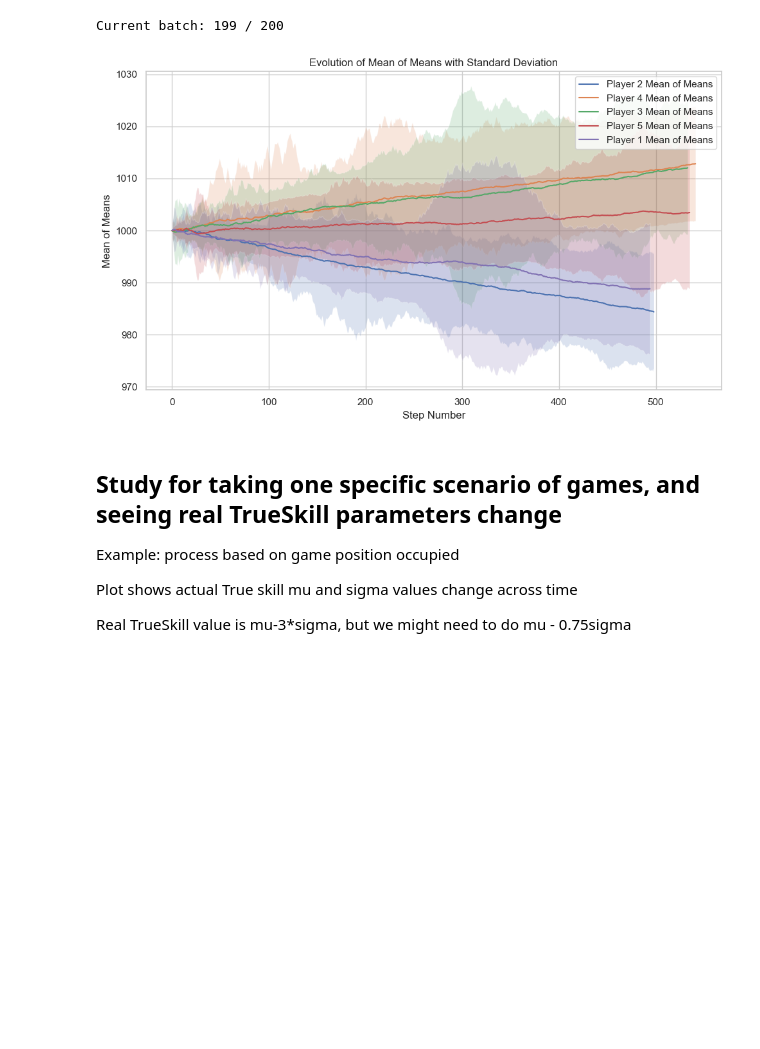
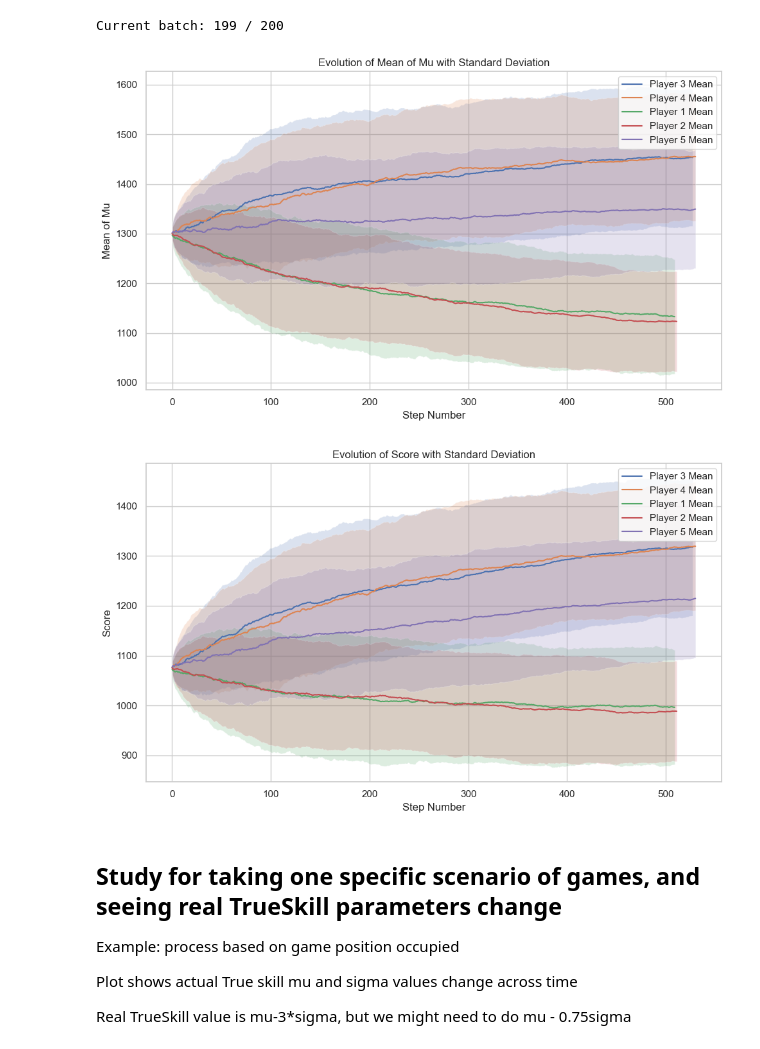
Before and after one commit to bendermist/dhumbal-montecarlo, a Jupyter notebook: dhumbal-simulations/notebooks/analysis.ipynb, the cells around one changed output. Drawn from its saved outputs; the diff is of its cells as text; code cells hidden in the pictures; blank space fills up the shorter version.

Commit message:
fix in using TrueSkill environement variable properly. Added TrueSkill Score plots on top of Mu and Sigma plots

```diff
--- a/dhumbal-simulations/notebooks/analysis.ipynb
+++ b/dhumbal-simulations/notebooks/analysis.ipynb
@@ -92,7 +83,8 @@ plt.show()
 Initialize trueskill object
 # %%
 ts = TrueskillDhumbal(mc, players,
-                      mu=1000, sigma=300, beta=4000, tau=0.1, draw_probability=0) # parameters for TrueSkill model
+                      mu=1300, sigma=300, beta=4000, tau=1, draw_probability=0,
+                      sigma_ratio=0.75) # parameters for TrueSkill model
 # %%
 NUMBER_OF_GAMES = 50 # choose a number of games to analyze for TrueSkill within the Monte Carlo simulation
 # %% [markdown]
@@ -110,8 +102,10 @@ ts.run_simulation(NUMBER_OF_GAMES, BATCHES, ts.ratings_round_outcome) # runs bas
 Current batch: 199 / 200
 # %%
 ts.plot_ratings_windows()
+ts.plot_ratings_windows(plot_score=True)
 # %% [output]
-[figure, old version]
+[figure, new version]
+[figure, added]
 # %% [markdown]
 ## Study for taking one specific scenario of games, and seeing real TrueSkill parameters change
 
```
Also changed, not shown: parts of 7 cells of this notebook, 1 other file.
